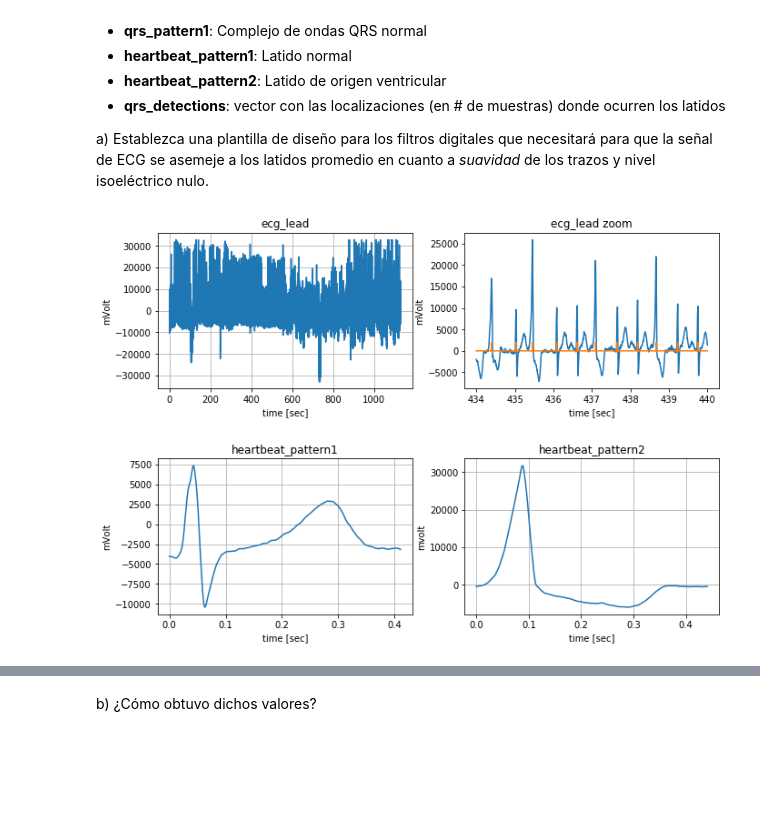
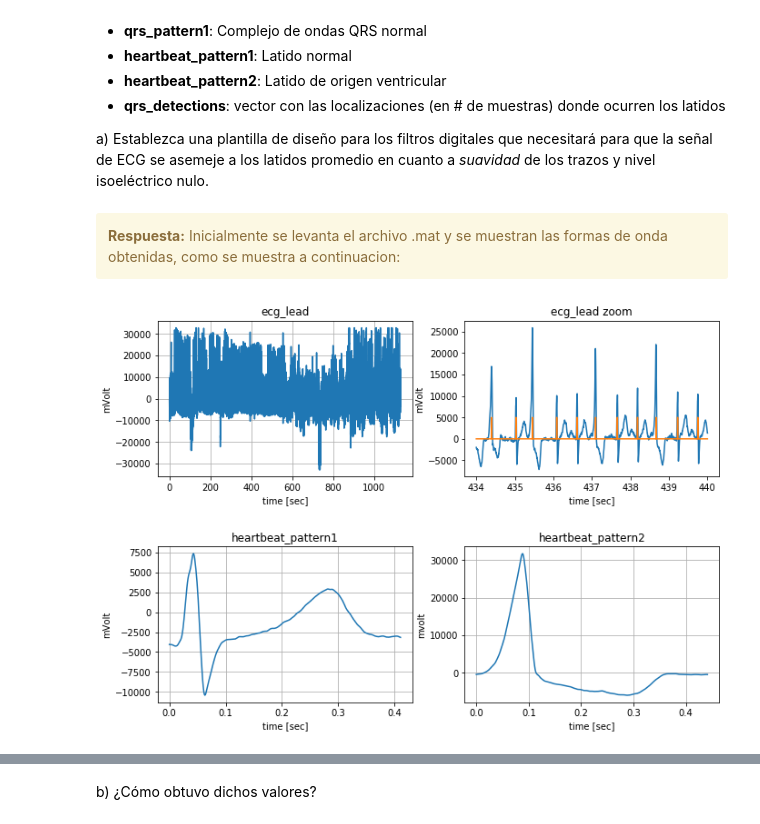
Before and after one commit to pslavkin/mse_15psf, a Jupyter notebook: tp2/TP2 - Filtrado.ipynb, the cells around one changed output, grey strips where cells are left out. Drawn from its saved outputs; the diff is of its cells as text; code cells hidden in the pictures; blank space fills up the shorter version.

```diff
--- a/tp2/TP2 - Filtrado.ipynb
+++ b/tp2/TP2 - Filtrado.ipynb
@@ -183,6 +183,9 @@ pl.plot_show()
  - **qrs_detections**: vector con las localizaciones (en # de muestras) donde ocurren los latidos
 
 a) Establezca una plantilla de diseño para los filtros digitales que necesitará para que la señal de ECG se asemeje a los latidos promedio en cuanto a *suavidad* de los trazos y nivel isoeléctrico nulo.
+# %% [markdown]
+<div class="alert alert-block alert-warning">
+<b>Respuesta:</b> Inicialmente se levanta el archivo .mat y se muestran las formas de onda obtenidas, como se muestra a continuacion:</div>
 # %%
 import  matplotlib.pyplot as plt
 import  numpy as np
@@ -191,36 +194,37 @@ from    signal_generator import *
 from    scipy import signal as sig
 import  zplane as zp
 import  scipy.io
-import  filter
+from    filter import *
 
 float_formatter = lambda x: f"{x:.2f}"
 np.set_printoptions(formatter={'float_kind':float_formatter})
 
 pl = plotter_class ( 2,2 )
+f  = filter_class  (     )
 
 
 mat                = scipy.io.loadmat('file.mat')
 ecg_lead           = mat['ecg_lead']
 qrs_pattern1       = mat['qrs_pattern1']
 heartbeat_pattern1 = mat['heartbeat_pattern1']
 heartbeat_pattern2 = mat['heartbeat_pattern2']
 qrs_detections     = mat['qrs_detections']
 
 t=np.linspace  ( 0,ecg_lead.size,ecg_lead.size)
 pl.plot_signal ( 1,t/1000 ,ecg_lead   ,'ecg_lead' ,'time [sec]' ,'mVolt'  ,trace='-' )
 
 t=np.linspace  ( 0,ecg_lead.size,ecg_lead.size)
 pl.plot_signal ( 2,t/1000 ,ecg_lead   ,'' ,'time [sec]' ,'mVolt'  ,trace='-', center=437000, zoom=3000)
 
 t=np.linspace  ( 0,ecg_lead.size,ecg_lead.size)
-pl.plot_signal ( 2 ,t/1000 , filter.qrs2ecg(qrs_detections,ecg_lead)  ,'ecg_lead zoom' ,'time [sec]' ,'mVolt'  ,trace='-', center= 437000,zoom= 3000 )
+pl.plot_signal ( 2 ,t/1000 , f.qrs2ecg(qrs_detections,ecg_lead)  ,'ecg_lead zoom' ,'time [sec]' ,'mVolt'  ,trace='-', center= 437000,zoom= 3000 )
 
 t=np.linspace  ( 0,heartbeat_pattern1.size,heartbeat_pattern1.size)
 pl.plot_signal ( 3 ,t/1000 ,heartbeat_pattern1   ,'heartbeat_pattern1' ,'time [sec]' ,'mVolt'  ,trace='-' )
 
 t=np.linspace  ( 0,heartbeat_pattern2.size,heartbeat_pattern2.size)
 pl.plot_signal ( 4 ,t/1000 ,heartbeat_pattern2   ,'heartbeat_pattern2' ,'time [sec]' ,'mvolt'  ,trace='-' )
 
 pl.plot_show()
 # %% [output]
-[figure, old version]
+[figure, new version]
```
Also changed, not shown: parts of 16 cells of this notebook, 16 other files.
